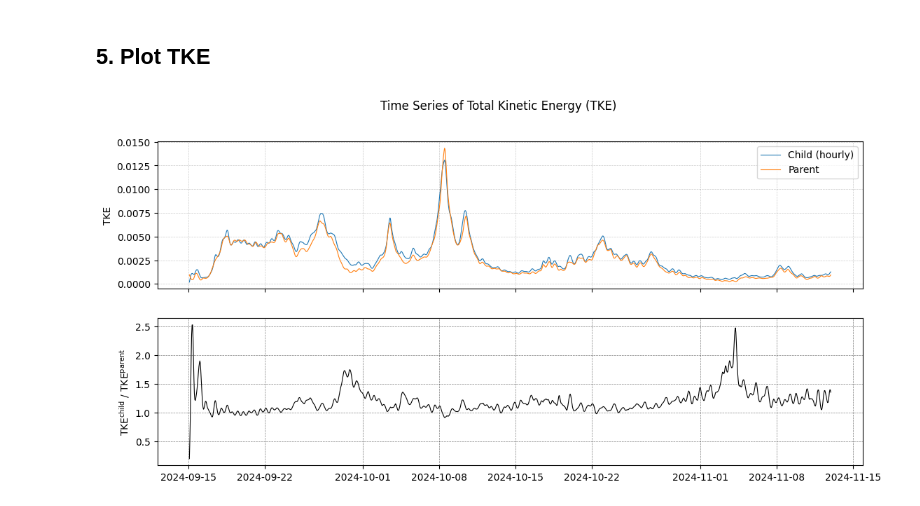
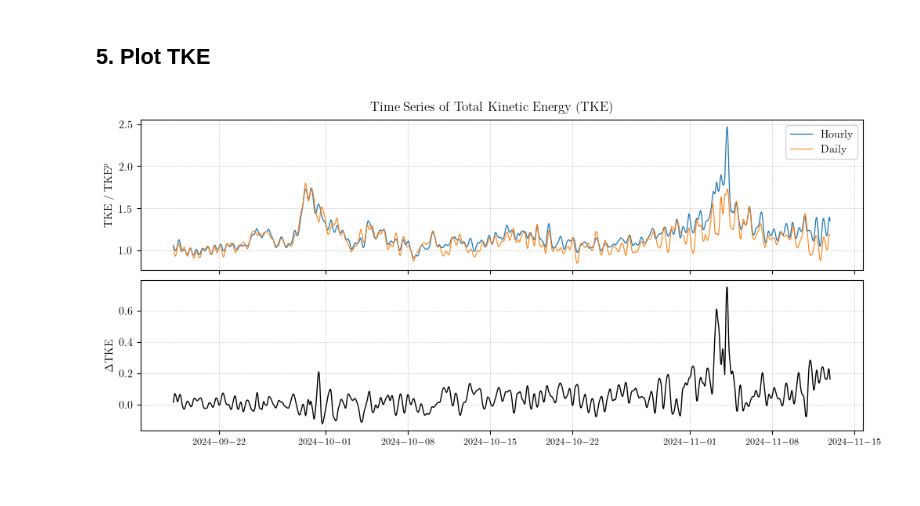
Before and after one commit to rvicentecruz/FOCCUS_BoundForcing_SHYFEM, a Jupyter notebook: TKE_parent_vs_child.ipynb, the cells around one changed output. Saved outputs shown, nothing was run; the diff lists cells and outputs as text; code cells hidden in the pictures.

```diff
--- a/TKE_parent_vs_child.ipynb
+++ b/TKE_parent_vs_child.ipynb
@@ -147,10 +153,0 @@ grid_polygon = Polygon(ordered_points)
-# %%
-# Load Child Datasets (hourly output)
-for file in files_child :
-    print(f"\n📌 Reading Model File : {os.path.basename(file)}")
-    with xr.open_dataset(file) as ds :
-        if file.endswith("ous.nc") :
-            uvel_child = read_netcdf_var(ds,"u_velocity").values
-            vvel_child = read_netcdf_var(ds,"v_velocity").values
-time_child = read_netcdf_var(ds,"time").values
-nlevel_ous = uvel_child.shape[-1]
@@ -218,3 +208,8 @@ plt.close()
 # %% [markdown]
 ### Compute Child TKE
+# %%
+def read_netcdf_var(field,varname) :
+
+    print(f"  |--> Reading variable {varname} {np.shape(field[varname])}...")
+    return field[varname]
 # %%
@@ -342,8 +370,11 @@ del tke_parent_3d, tke_parent_2d
 # %% [markdown]
 ## 4. Extract Time Period for Comparison
 # %%
+# Spin-up period
+start_date_spin_up = np.datetime64((start_date + timedelta(days=n_spin_up)).isoformat())
+
 # Identify min/max intersection between simulation and observation data
-time_min = np.max((time_parent.min(), time_child.min()))
+time_min = np.max((time_parent.min(), time_child.min(), start_date_spin_up))
 time_max = np.min((time_parent.max(), time_child.max()))
 print(f"\n📌 Comparing data between {str(time_min)[:19]} <---> {str(time_max)[:19]}")
 
@@ -354,7 +385,8 @@ if ((time_parent.min() < time_min) or (time_parent.max() > time_max)) :
     time_parent = time_parent[(time_parent>=time_min) & (time_parent<=time_max)]
 # Child
 if ((time_child.min() < time_min) or (time_child.max() > time_max)) :
-    tke_child = tke_child[(time_child>=time_min) & (time_child<=time_max)]
+    tke_child_hourly = tke_child_hourly[(time_child>=time_min) & (time_child<=time_max)]
+    tke_child_daily  = tke_child_daily [(time_child>=time_min) & (time_child<=time_max)]
     time_child = time_child[(time_child>=time_min) & (time_child<=time_max)]
 nhours = len(time_parent)
 # %% [output]
@@ -362,22 +394,24 @@ nhours = len(time_parent)
 # %% [markdown]
 ## 5. Plot TKE
 # %%
-fig, axs = plt.subplots(nrows=2, ncols=1, figsize=(13,6), sharex=True)
+fig, axs = plt.subplots(nrows=2, ncols=1, figsize=(10,4.5), sharex=True, layout='constrained')
 plt.suptitle(f"Time Series of Total Kinetic Energy (TKE)")
 
 # Plot TKE
-axs[0].plot(time_child , tke_child , lw=0.8, label=f"Child ({label_exp})")
-axs[0].plot(time_parent, tke_parent, lw=0.8, label="Parent")
+axs[0].plot(time_child, tke_child_hourly/tke_parent, ls='-', lw=0.9, label='Hourly')
+axs[0].plot(time_child, tke_child_daily/tke_parent, ls='-', lw=0.8, label='Daily')
 axs[0].set_ylabel("TKE")
-axs[0].grid(lw=0.5, c="k", alpha=0.2, ls="--")
+axs[0].grid(ls='--', c='k', lw=0.5, alpha=0.2)
+axs[0].set_ylabel(r"TKE / TKE$^p$")
 axs[0].legend()
 
 # Plot TKE Ratio
-axs[1].plot(time_child, tke_child/tke_parent, "k-", lw=0.8)
-axs[1].set_ylabel(r"TKE$^\text{child}$ / TKE$^\text{parent}$")
-axs[1].grid(lw=0.5, c="k", alpha=0.5, ls="--")
-plt.savefig(os.path.join(path_figure["comparison"], "TKE_parent_vs_child.png"), dpi=300)
+axs[1].plot(time_child, (tke_child_hourly - tke_child_daily) / tke_parent, c='k', lw=1.0)
+axs[1].set_ylabel(r"$\Delta$TKE")
+axs[1].tick_params(axis='x', labelsize='small')
+axs[1].grid(ls='--', c='k', lw=0.5, alpha=0.2)
+plt.savefig(os.path.join(path_figure["comparison"], "TKE_hourly_vs_daily.png"), dpi=300)
 plt.show()
 plt.close()
 # %% [output]
-[figure, old version]
+[figure, new version]
```
Also changed, not shown: parts of 6 cells of this notebook.
